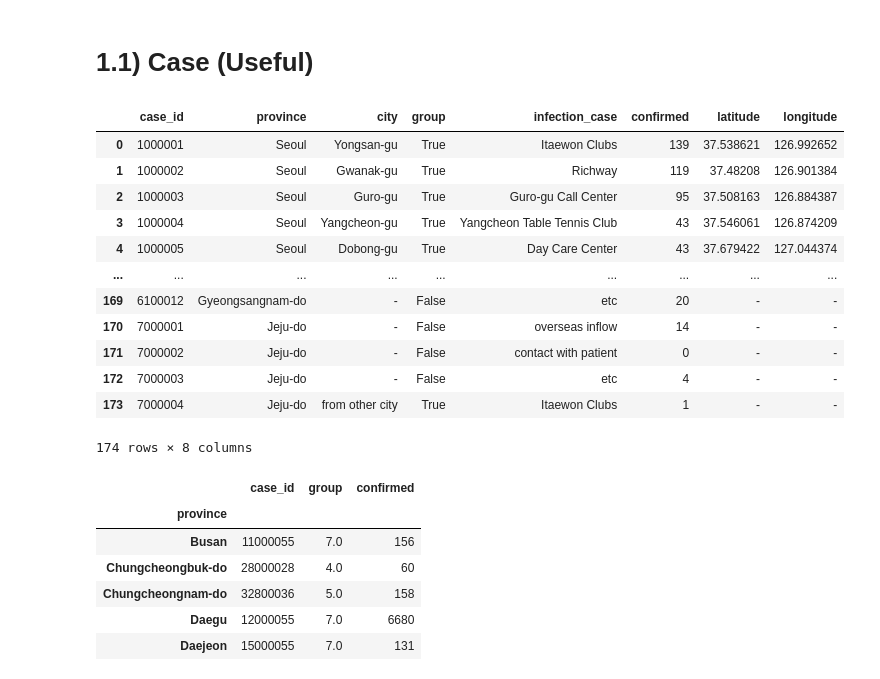
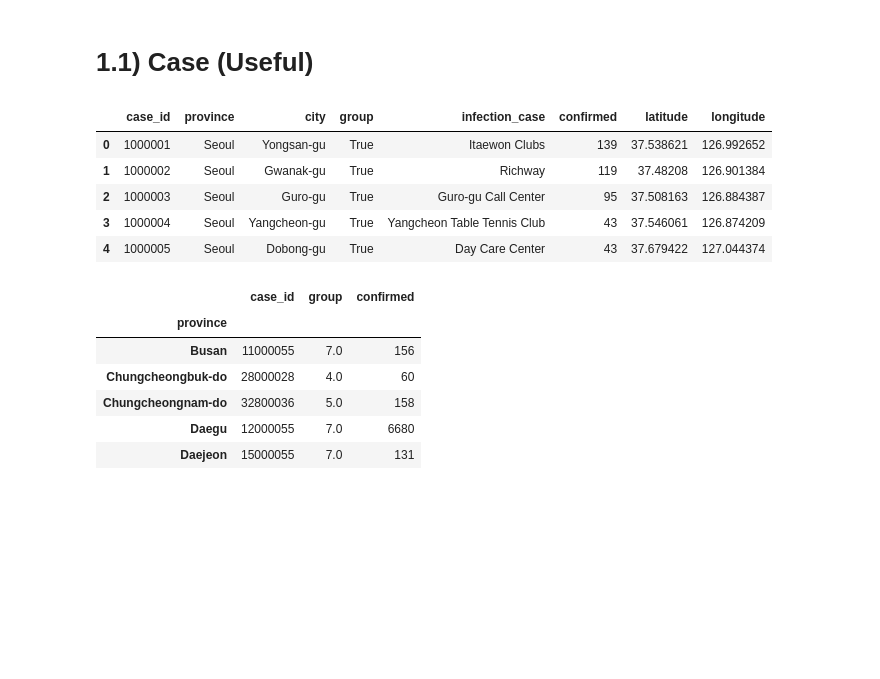
Before and after one commit to victoryapcheeann/QF625-Project, a Jupyter notebook: index.ipynb, the cells around one changed output. Cells and saved outputs as stored; diff of their text form; code cells hidden in the pictures; blank space fills up the shorter version.

```diff
--- a/index.ipynb
+++ b/index.ipynb
@@ -9,21 +9,14 @@ import matplotlib.pyplot as plt
 # 1.1) Case (Useful)
 # %%
 caseData = pd.read_csv('covid/case.csv')
-caseData
+caseData.head()
 # %% [output]
 |  | case_id | province | city | group | infection_case | confirmed | latitude | longitude |
 | 0 | 1000001 | Seoul | Yongsan-gu | True | Itaewon Clubs | 139 | 37.538621 | 126.992652 |
 | 1 | 1000002 | Seoul | Gwanak-gu | True | Richway | 119 | 37.48208 | 126.901384 |
 | 2 | 1000003 | Seoul | Guro-gu | True | Guro-gu Call Center | 95 | 37.508163 | 126.884387 |
 | 3 | 1000004 | Seoul | Yangcheon-gu | True | Yangcheon Table Tennis Club | 43 | 37.546061 | 126.874209 |
 | 4 | 1000005 | Seoul | Dobong-gu | True | Day Care Center | 43 | 37.679422 | 127.044374 |
-| ... | ... | ... | ... | ... | ... | ... | ... | ... |
-| 169 | 6100012 | Gyeongsangnam-do | - | False | etc | 20 | - | - |
-| 170 | 7000001 | Jeju-do | - | False | overseas inflow | 14 | - | - |
-| 171 | 7000002 | Jeju-do | - | False | contact with patient | 0 | - | - |
-| 172 | 7000003 | Jeju-do | - | False | etc | 4 | - | - |
-| 173 | 7000004 | Jeju-do | from other city | True | Itaewon Clubs | 1 | - | - |
-174 rows × 8 columns
 # %%
 caseData.groupby('province').sum()
 # %% [output]
```
Also changed, not shown: parts of 11 cells of this notebook.
